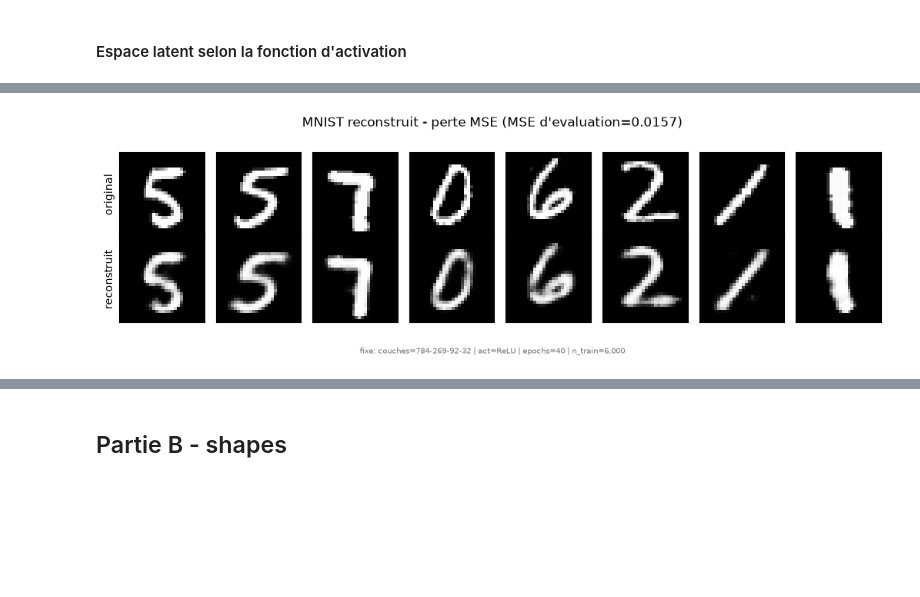
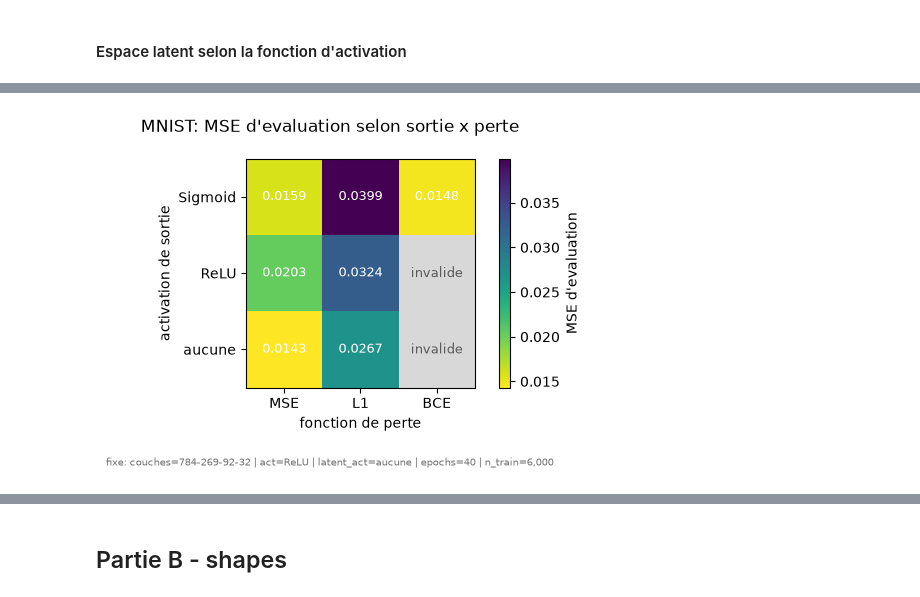
Before and after one commit to magicAyyub/unsupervised, a Jupyter notebook: notebooks/03_autoencoder.ipynb, the cells around one changed output, grey strips where cells are left out. Saved outputs shown, nothing was run; the diff lists cells and outputs as text; code cells hidden in the pictures; blank space fills up the shorter version.

```diff
--- a/notebooks/03_autoencoder.ipynb
+++ b/notebooks/03_autoencoder.ipynb
@@ -164,7 +165,7 @@ train: (15000, 784) | eval: (3000, 784)
 # %%
 mnist_model = AutoEncoder(
     input_dim=784, output_dim=784, latent_dim=2,
-    encoder_layer_num=3, decoder_layer_num=3, encoder_activation=nn.ReLU, fonction_loss=nn.MSELoss
+    encoder_layer_num=3, decoder_layer_num=3, encoder_activation_function=nn.ReLU, loss_function=nn.MSELoss
 )
 mnist_model.fit(X_mnist_train, epochs=EPOCHS, batch_size=BATCH_SIZE)
 
@@ -270,7 +283,11 @@ mnist_runs = {}
 mnist_results = []
 for act_name, act in activations.items():
     for latent_dim in latent_dims:
-        run = run_autoencoder_hyperparam_experiment(X_tr, X_mnist_eval, 784, latent_dim, act, EPOCHS_SWEEP)
+        if act_name == "Tanh":
+            run = run_autoencoder_hyperparam_experiment(
+                X_tr, X_mnist_eval, 784, latent_dim, act, EPOCHS_SWEEP*10, learning_rate=1e-4)
+        else:
+            run = run_autoencoder_hyperparam_experiment(X_tr, X_mnist_eval, 784, latent_dim, act, EPOCHS_SWEEP)
         mnist_runs[(act_name, latent_dim)] = run
         report = run["report"]
         report.update(latent_dim=latent_dim, activation=act_name)
@@ -380,24 +411,63 @@ MSE, L1 et BCE
 # %%
 loss_functions = {"MSE": nn.MSELoss, "L1": nn.L1Loss, "BCE": nn.BCELoss}
+output_activations = {"Sigmoid": nn.Sigmoid, "ReLU": nn.ReLU, "aucune": None}
+LOSS_EXP_LATENT = 32
 
-mnist_loss_mse = {}
+# Couples impossibles: BCE exige des sorties dans [0,1]. On les saute explicitement plutot
+# que d'attraper une exception: sur GPU l'assertion de BCELoss est levee cote device et
+# corromprait le contexte CUDA pour toutes les cellules suivantes.
+COUPLES_INVALIDES = {("ReLU", "BCE"), ("aucune", "BCE")}
+
+mnist_out_loss = {}
 loss_config = None
-for name, loss_cls in loss_functions.items():
-    model = AutoEncoder(input_dim=784, output_dim=784, latent_dim=32,
-                        encoder_layer_num=3, decoder_layer_num=3,
-                        encoder_activation=nn.ReLU, fonction_loss=loss_cls)
-    model.fit(X_tr, epochs=EPOCHS_SWEEP, batch_size=BATCH_SIZE)
-    latent = model.encode(X_mnist_eval)
-    reconstruction = model.decode(latent)
-    mnist_loss_mse[name] = compression_report(model.get_codebook(), latent, X_mnist_eval, reconstruction)["reconstruction_mse"]
-    # Explore ici: la perte (titre) -> retiree de la note.
-    loss_config = describe_autoencoder(model, n_train=len(X_tr), omit=("loss",))
-    show_original_vs_reconstruction_grid(X_mnist_eval, reconstruction, MNIST_SHAPE, n=8,
-                         title=f"MNIST reconstruit - perte {name} (MSE d'evaluation={mnist_loss_mse[name]:.4f})",
-                         config=loss_config)
+for out_name, out_act in output_activations.items():
+    for loss_name, loss_cls in loss_functions.items():
+        if (out_name, loss_name) in COUPLES_INVALIDES:
+            print(f"out_act={out_name:>8} | perte={loss_name:<3} | INVALIDE (sortie non bornee + BCE)")
+            continue
+        run = run_autoencoder_hyperparam_experiment(
+            X_tr, X_mnist_eval, 784, LOSS_EXP_LATENT, nn.ReLU, EPOCHS_SWEEP,
+            loss_function=loss_cls, output_activation_function=out_act,
+        )
+        mse = run["report"]["reconstruction_mse"]
+        mnist_out_loss[(out_name, loss_name)] = run
+        # Part des pixels reconstruits exactement nuls: revelateur pour ReLU en sortie.
+        zeros = 100 * np.mean(run["reconstruction"] == 0)
+        print(f"out_act={out_name:>8} | perte={loss_name:<3} | MSE={mse:.4f} | pixels exactement nuls: {zeros:5.1f}%")
 
-fig = plt.figure(figsize=(4.5, 3))
-plt.bar(list(mnist_loss_mse), list(mnist_loss_mse.values()))
-plt.ylabel("MSE d'evaluation")
-_finish_figure(fig, "MNIST: impact de la fonction de perte", loss_config)
+# Explore ici: l'activation de sortie (lignes) et la perte (colonnes) -> retirees de la note.
+loss_config = describe_autoencoder(
+    mnist_out_loss[("Sigmoid", "MSE")]["model"], n_train=len(X_tr), omit=("loss", "out_act")
+)
+
+# Carte annotee: un diagramme en barres ne saurait pas montrer l'ABSENCE des couples invalides.
+matrice = np.full((len(output_activations), len(loss_functions)), np.nan)
+for i, out_name in enumerate(output_activations):
+    for j, loss_name in enumerate(loss_functions):
+        if (out_name, loss_name) in mnist_out_loss:
+            matrice[i, j] = mnist_out_loss[(out_name, loss_name)]["report"]["reconstruction_mse"]
+
+fig, ax = plt.subplots(figsize=(5.5, 3.6))
+image = ax.imshow(np.ma.masked_invalid(matrice), cmap="viridis_r")
+image.cmap.set_bad("0.85")
+ax.set_xticks(range(len(loss_functions)), list(loss_functions))
+ax.set_yticks(range(len(output_activations)), list(output_activations))
+ax.set_xlabel("fonction de perte"); ax.set_ylabel("activation de sortie")
+for i, out_name in enumerate(output_activations):
+    for j, loss_name in enumerate(loss_functions):
+        valeur = matrice[i, j]
+        texte = "invalide" if np.isnan(valeur) else f"{valeur:.4f}"
+        couleur = "0.35" if np.isnan(valeur) else "white"
+        ax.text(j, i, texte, ha="center", va="center", fontsize=9, color=couleur)
+fig.colorbar(image, ax=ax, label="MSE d'evaluation")
+_finish_figure(fig, "MNIST: MSE d'evaluation selon sortie x perte", loss_config)
+
+# La ligne ReLU vs Sigmoid a perte identique: c'est la que les pixels morts se voient.
+show_labeled_image_rows(
+    [X_mnist_eval] + [mnist_out_loss[(o, "MSE")]["reconstruction"] for o in output_activations],
+    MNIST_SHAPE,
+    ["original"] + [f"{o}\n{mnist_out_loss[(o, 'MSE')]['report']['reconstruction_mse']:.4f}" for o in output_activations],
+    n=8, title="MNIST: decompression selon l'activation de sortie, perte MSE (etiquette = MSE)",
+    config=describe_autoencoder(mnist_out_loss[("Sigmoid", "MSE")]["model"], n_train=len(X_tr), omit=("out_act",)),
+)
 # %% [output]
@@ -404 +483 @@ _finish_figure(fig, "MNIST: impact de la fonction de perte", loss_config)
-[figure, old version]
+[figure, new version]
```
Also changed, not shown: parts of 23 cells of this notebook, 1 other file.
